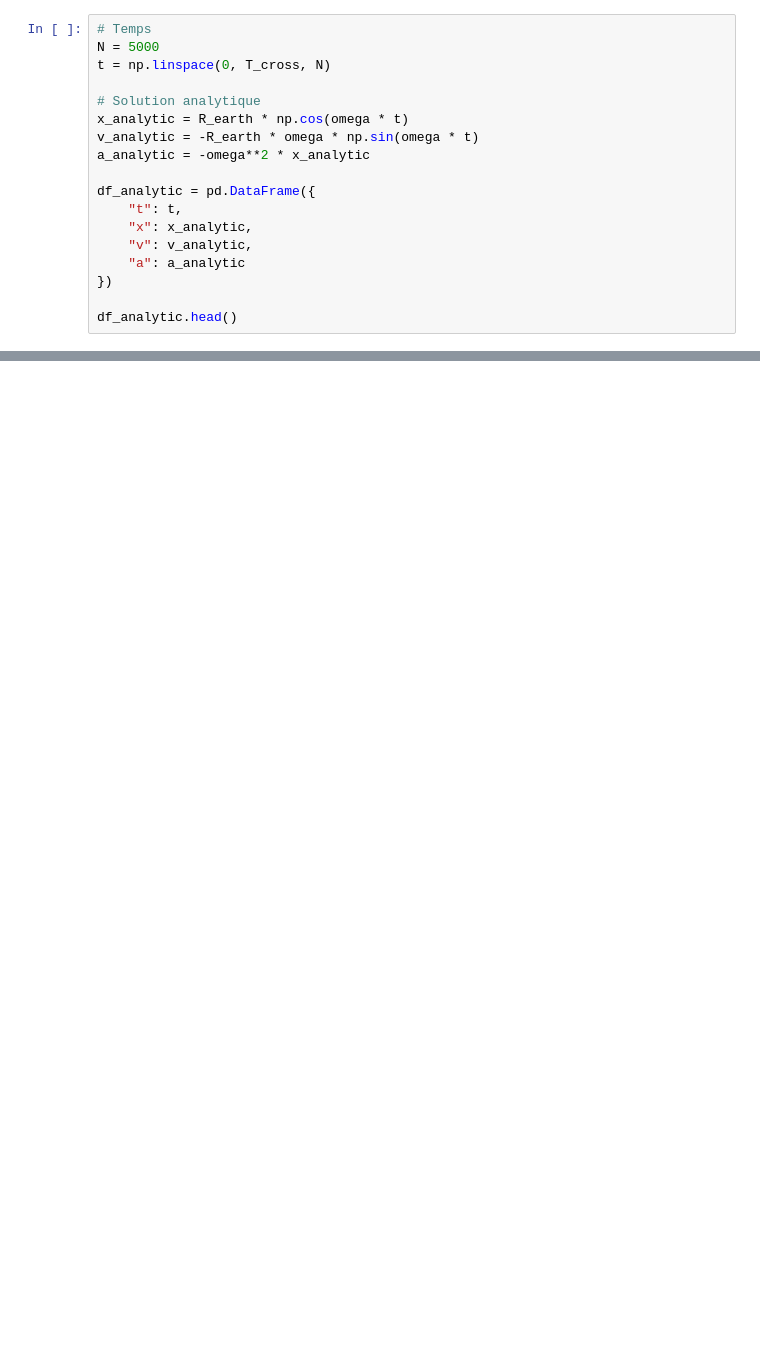
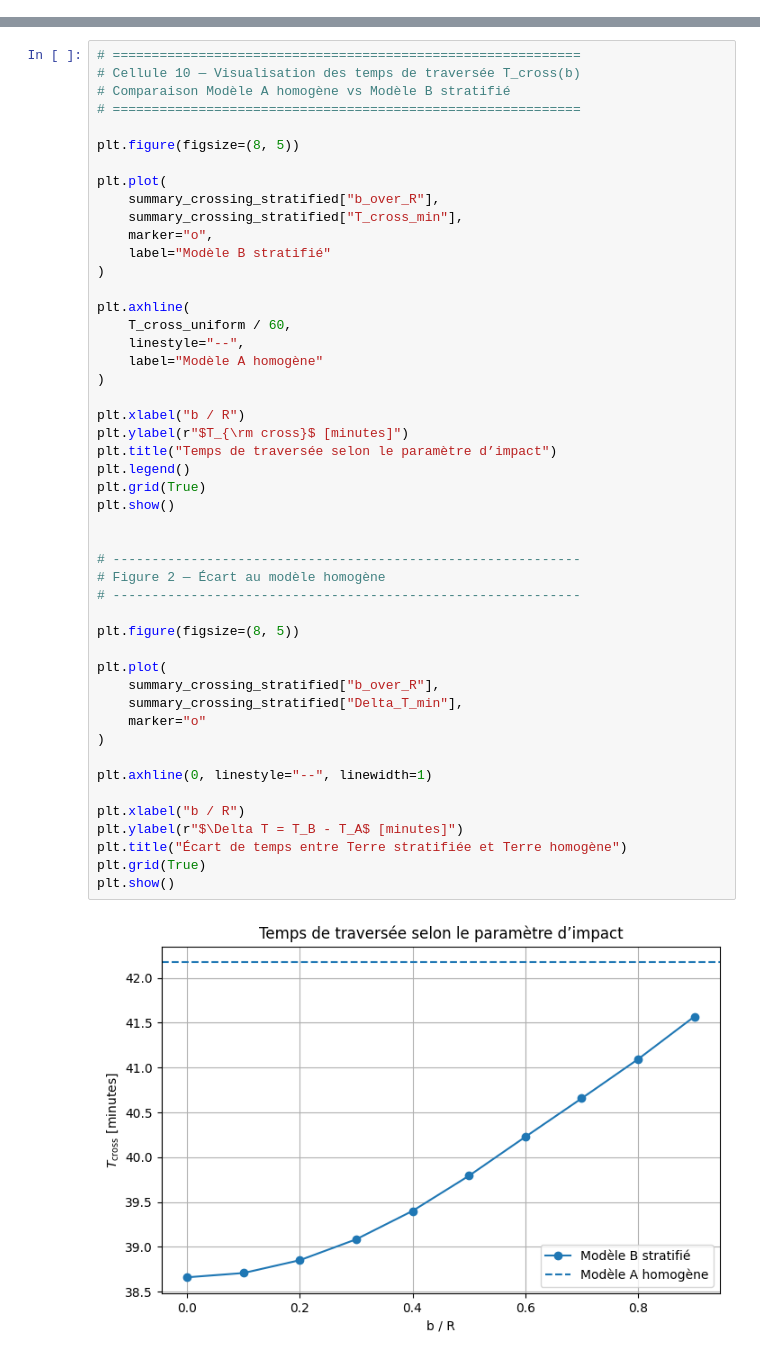
Before and after one commit to col38470682/GVH-Dynamique, a Jupyter notebook: notebooks/GVH_GravityTrain_Benchmark_0.1.ipynb, the cells around one changed output, grey strips where cells are left out. Drawn from its saved outputs; the diff is of its cells as text; blank space fills up the shorter version.

```diff
--- a/notebooks/GVH_GravityTrain_Benchmark_0.1.ipynb
+++ b/notebooks/GVH_GravityTrain_Benchmark_0.1.ipynb
@@ -81,18 +2,0 @@ Période complète = 84.39134660324302 minutes
-# %%
-# Temps
-N = 5000
-t = np.linspace(0, T_cross, N)
-
-# Solution analytique
-x_analytic = R_earth * np.cos(omega * t)
-v_analytic = -R_earth * omega * np.sin(omega * t)
-a_analytic = -omega**2 * x_analytic
-
-df_analytic = pd.DataFrame({
-    "t": t,
-    "x": x_analytic,
-    "v": v_analytic,
-    "a": a_analytic
-})
-
-df_analytic.head()
@@ -257,0 +841,50 @@ Le module analytique-numérique du benchmark GVH Gravity-Train 0.1 est donc vali
+# %%
+# ============================================================
+# Cellule 10 — Visualisation des temps de traversée T_cross(b)
+# Comparaison Modèle A homogène vs Modèle B stratifié
+# ============================================================
+
+plt.figure(figsize=(8, 5))
+
+plt.plot(
+    summary_crossing_stratified["b_over_R"],
+    summary_crossing_stratified["T_cross_min"],
+    marker="o",
+    label="Modèle B stratifié"
+)
+
+plt.axhline(
+    T_cross_uniform / 60,
+    linestyle="--",
+    label="Modèle A homogène"
+)
+
+plt.xlabel("b / R")
+plt.ylabel(r"$T_{\rm cross}$ [minutes]")
+plt.title("Temps de traversée selon le paramètre d’impact")
+plt.legend()
+plt.grid(True)
+plt.show()
+
+
+# ------------------------------------------------------------
+# Figure 2 — Écart au modèle homogène
+# ------------------------------------------------------------
+
+plt.figure(figsize=(8, 5))
+
+plt.plot(
+    summary_crossing_stratified["b_over_R"],
+    summary_crossing_stratified["Delta_T_min"],
+    marker="o"
+)
+
+plt.axhline(0, linestyle="--", linewidth=1)
+
+plt.xlabel("b / R")
+plt.ylabel(r"$\Delta T = T_B - T_A$ [minutes]")
+plt.title("Écart de temps entre Terre stratifiée et Terre homogène")
+plt.grid(True)
+plt.show()
+# %% [output]
+[figure, added]
```
Also changed, not shown: parts of 59 cells of this notebook.
